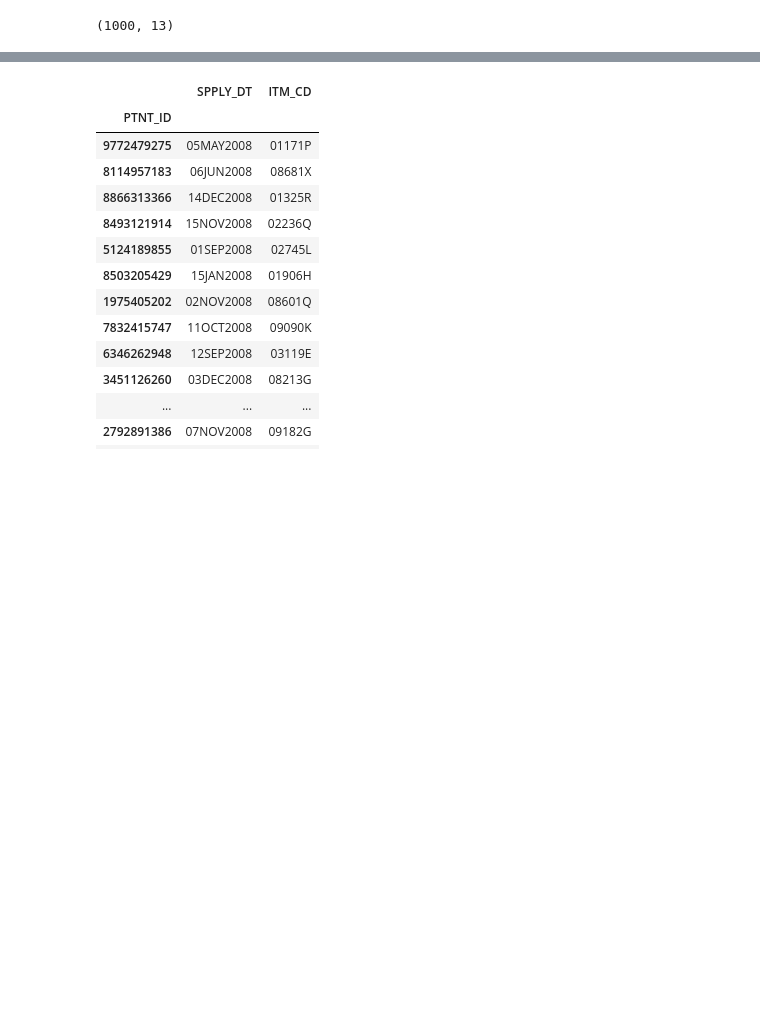
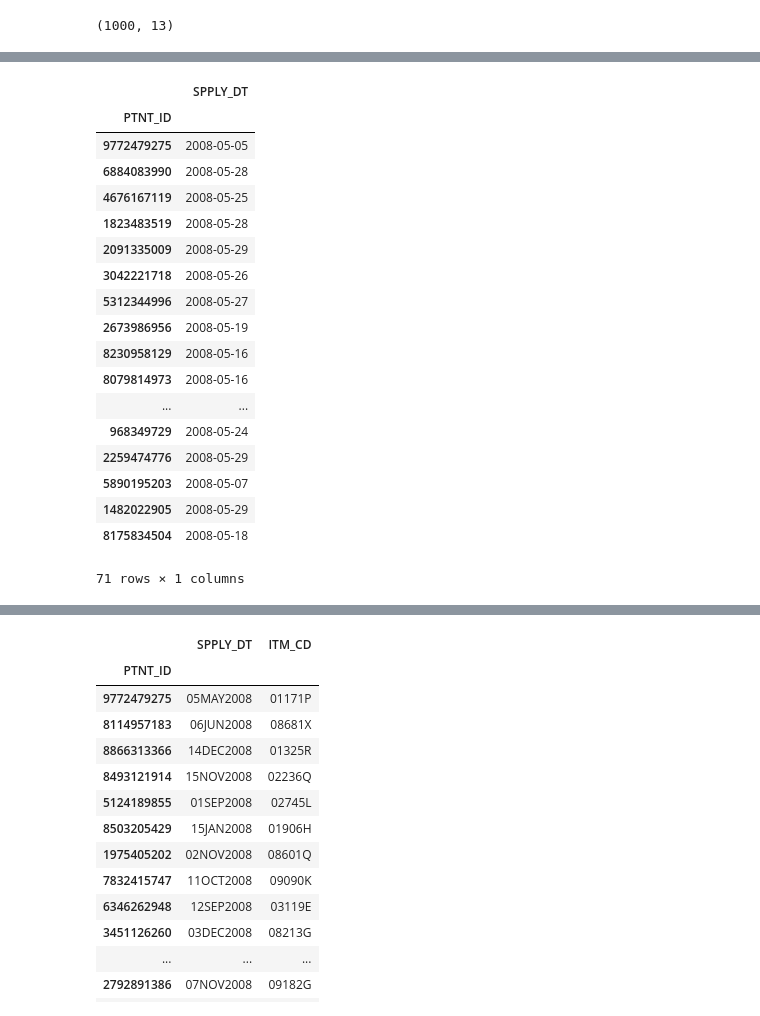
Before and after one commit to samuelefiorini/tangle, a Jupyter notebook: notebooks/monthly_breakdown.ipynb, the cells around one changed output, grey strips where cells are left out. Cells and saved outputs as stored; diff of their text form; code cells hidden in the pictures; blank space fills up the shorter version.

```diff
--- a/notebooks/monthly_breakdown.ipynb
+++ b/notebooks/monthly_breakdown.ipynb
@@ -66,0 +74,23 @@ d[2]
+# %%
+#dt['SPPLY_DT'] >= '2008-05-01'
+dt[np.logical_and(dt['SPPLY_DT'] >= datetime.date(year=2008, month=5, day=1), dt['SPPLY_DT'] < datetime.date(year=2008, month=5, day=31))]
+# %% [output]
+|  | SPPLY_DT |
+| PTNT_ID |  |
+| 9772479275 | 2008-05-05 |
+| 6884083990 | 2008-05-28 |
+| 4676167119 | 2008-05-25 |
+| 1823483519 | 2008-05-28 |
+| 2091335009 | 2008-05-29 |
+| 3042221718 | 2008-05-26 |
+| 5312344996 | 2008-05-27 |
+| 2673986956 | 2008-05-19 |
+| 8230958129 | 2008-05-16 |
+| 8079814973 | 2008-05-16 |
+| ... | ... |
+| 968349729 | 2008-05-24 |
+| 2259474776 | 2008-05-29 |
+| 5890195203 | 2008-05-07 |
+| 1482022905 | 2008-05-29 |
+| 8175834504 | 2008-05-18 |
+71 rows × 1 columns
```
Also changed, not shown: parts of 8 cells of this notebook, 1 other file.
